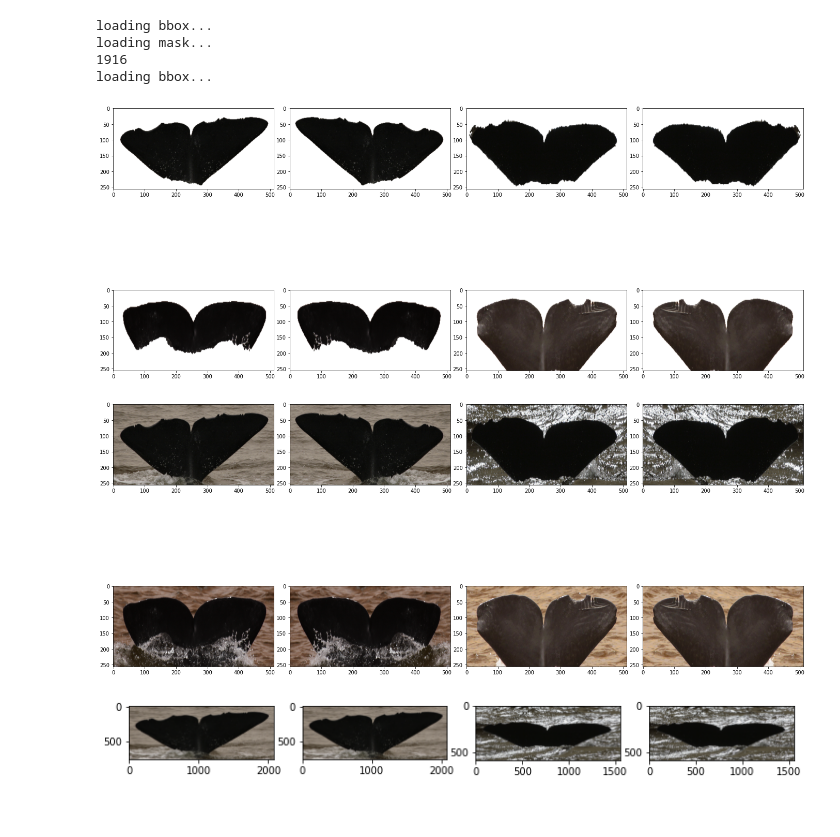
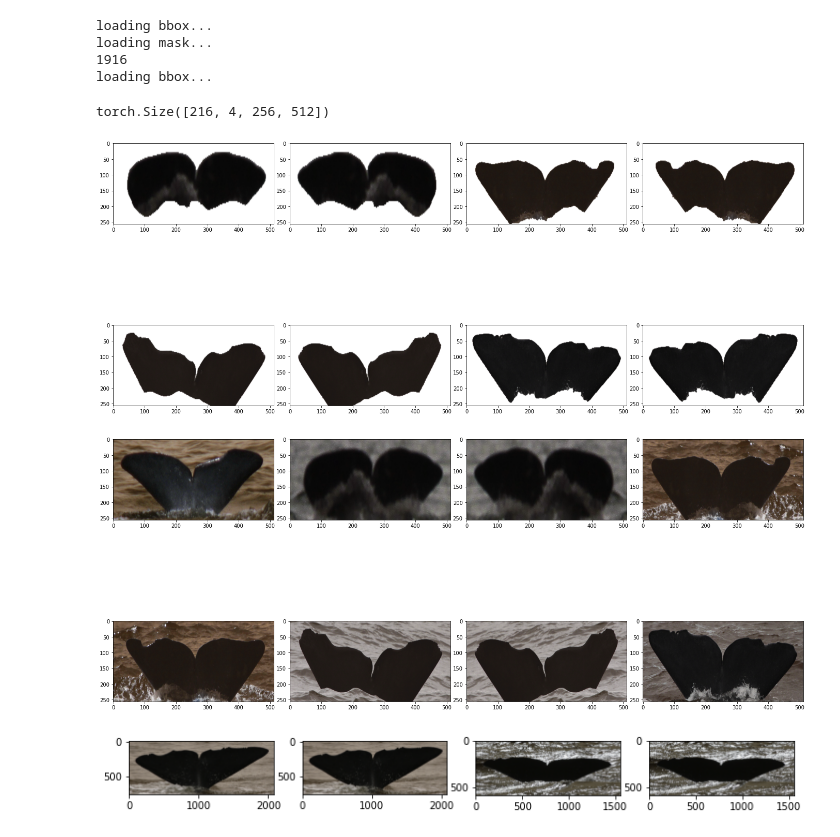
Before and after one commit to philippschw/whale_pytorch, a Jupyter notebook: test_dataloader.ipynb, the cells around one changed output. Cells and saved outputs as stored; diff of their text form; code cells hidden in the pictures.

```diff
--- a/test_dataloader.ipynb
+++ b/test_dataloader.ipynb
@@ -35,24 +35,28 @@ WC_PATH = 'WC_input/data/'
 # %%
 names = np.repeat(names, 2)
 labels = np.repeat(labels, 2)
+# %%
+images.shape
+# %% [output]
+torch.Size([216, 4, 256, 512])
 # %%
 fig, axs = plt.subplots(2,4,figsize=(19,12))
 for i, ax in enumerate(axs.flatten()):
-    img = images[i].cpu().numpy()
+    img = images[i+124].cpu().numpy()
     img = np.moveaxis(img,0,2)
     ax.imshow(img)
 fig.tight_layout(pad=.1)
 # %% [output]
-[figure, old version]
+[figure, new version]
 # %%
 fig, axs = plt.subplots(2,4,figsize=(19,12))
 for i, ax in enumerate(axs.flatten()):
-    img = images[i].cpu().numpy()
+    img = images[i+123].cpu().numpy()
     img = np.moveaxis(img[:3],0,2)
     ax.imshow(img)
 fig.tight_layout(pad=.1)
 # %% [output]
-[figure, old version]
+[figure, new version]
 # %%
 _, axs = plt.subplots(1,4,figsize=(12,6))
 for i, ax in enumerate(axs.flatten()):
```
Also changed, not shown: 17 other files.
